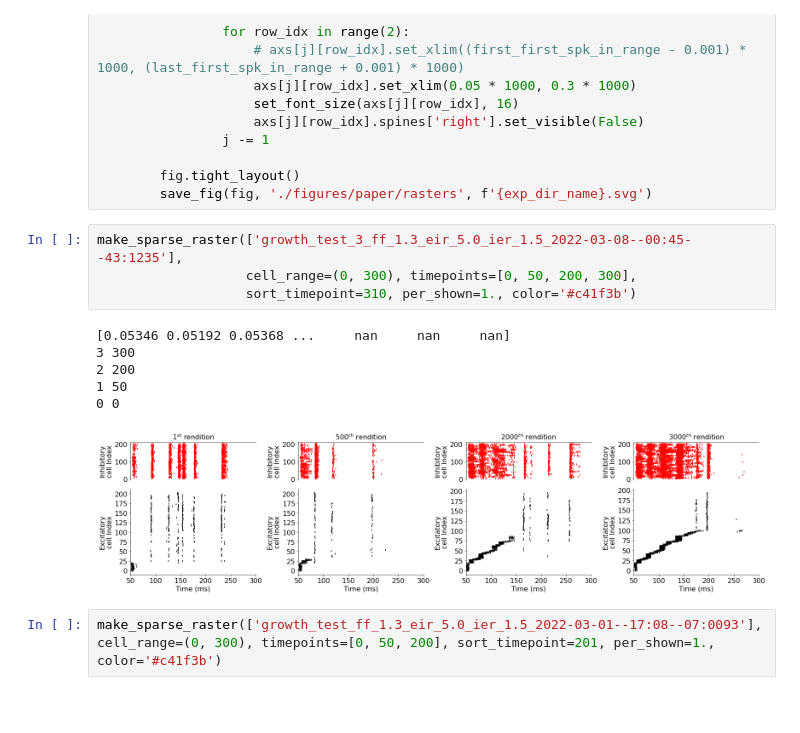
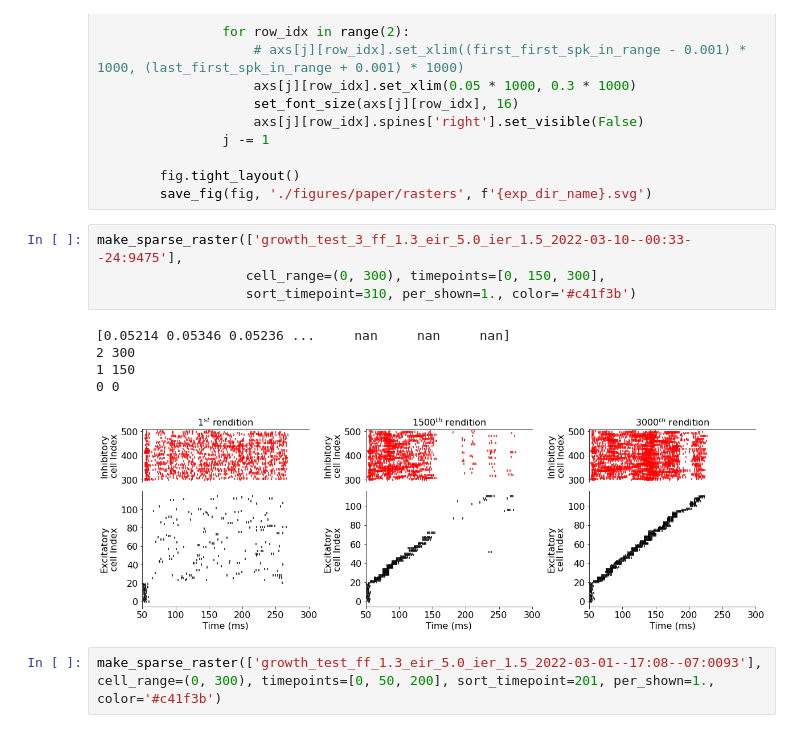
Before and after one commit to davidgbe/population_feedback_synfire_chain_growth, a Jupyter notebook: synfire_chain_growth_poisson_22_03_08/nb.ipynb, the cells around one changed output. Saved outputs shown, nothing was run; the diff lists cells and outputs as text; blank space fills up the shorter version.

```diff
--- a/synfire_chain_growth_poisson_22_03_08/nb.ipynb
+++ b/synfire_chain_growth_poisson_22_03_08/nb.ipynb
@@ -241,16 +241,15 @@ def make_sparse_raster(name, cell_range=(0, 300), per_shown=1., layer_size=20, t
         fig.tight_layout()
         save_fig(fig, './figures/paper/rasters', f'{exp_dir_name}.svg')
 # %%
-make_sparse_raster(['growth_test_3_ff_1.3_eir_5.0_ier_1.5_2022-03-08--00:45--43:1235'],
-                   cell_range=(0, 300), timepoints=[0, 50, 200, 300],
+make_sparse_raster(['growth_test_3_ff_1.3_eir_5.0_ier_1.5_2022-03-10--00:33--24:9475'],
+                   cell_range=(0, 300), timepoints=[0, 150, 300],
                    sort_timepoint=310, per_shown=1., color='#c41f3b')
 # %% [output]
-[0.05346 0.05192 0.05368 ...     nan     nan     nan]
-3 300
-2 200
-1 50
+[0.05214 0.05346 0.05236 ...     nan     nan     nan]
+2 300
+1 150
 0 0
-[figure, old version]
+[figure, new version]
 # %%
 make_sparse_raster(['growth_test_ff_1.3_eir_5.0_ier_1.5_2022-03-01--17:08--07:0093'], cell_range=(0, 300), timepoints=[0, 50, 200], sort_timepoint=201, per_shown=1., color='#c41f3b')
 # %% [output]
```
Also changed, not shown: 2 other files.
